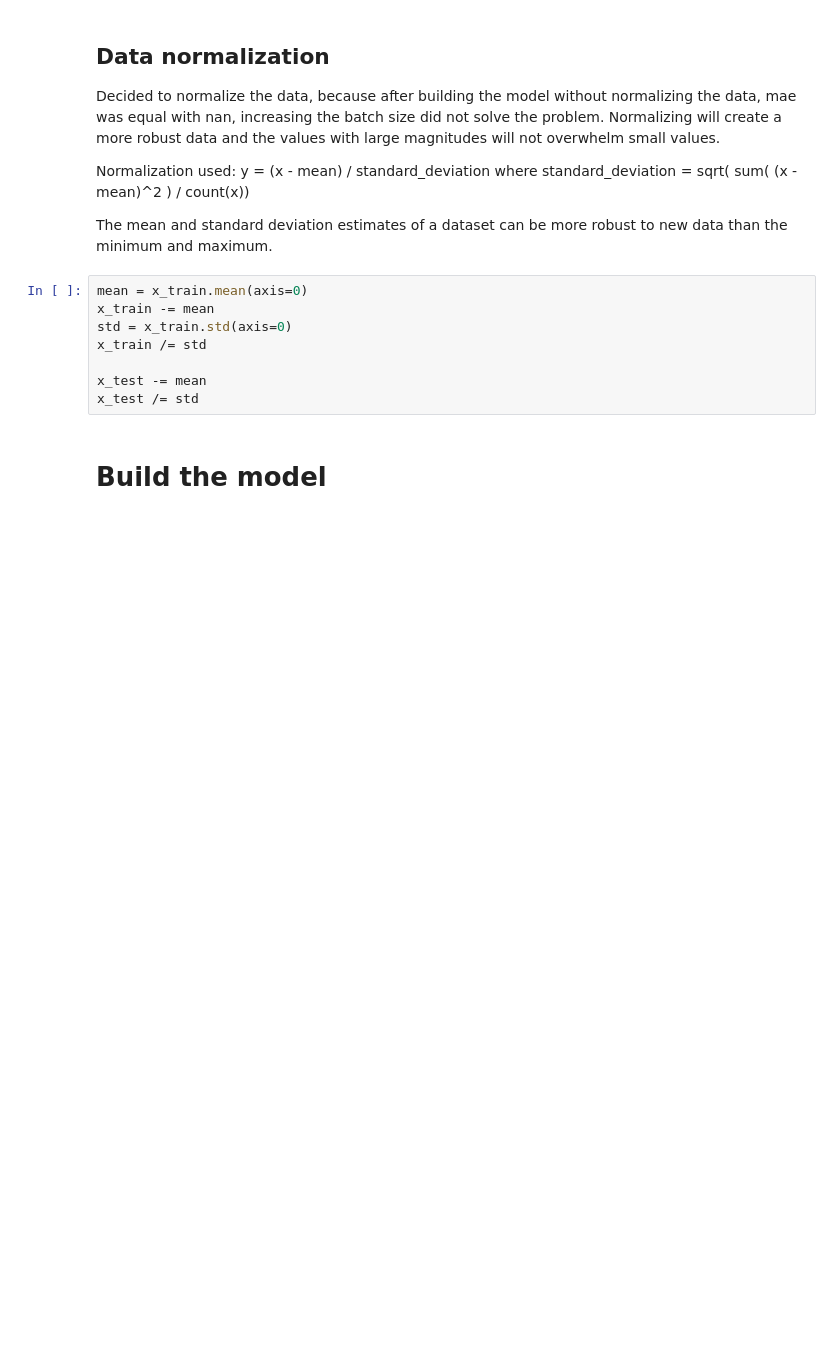
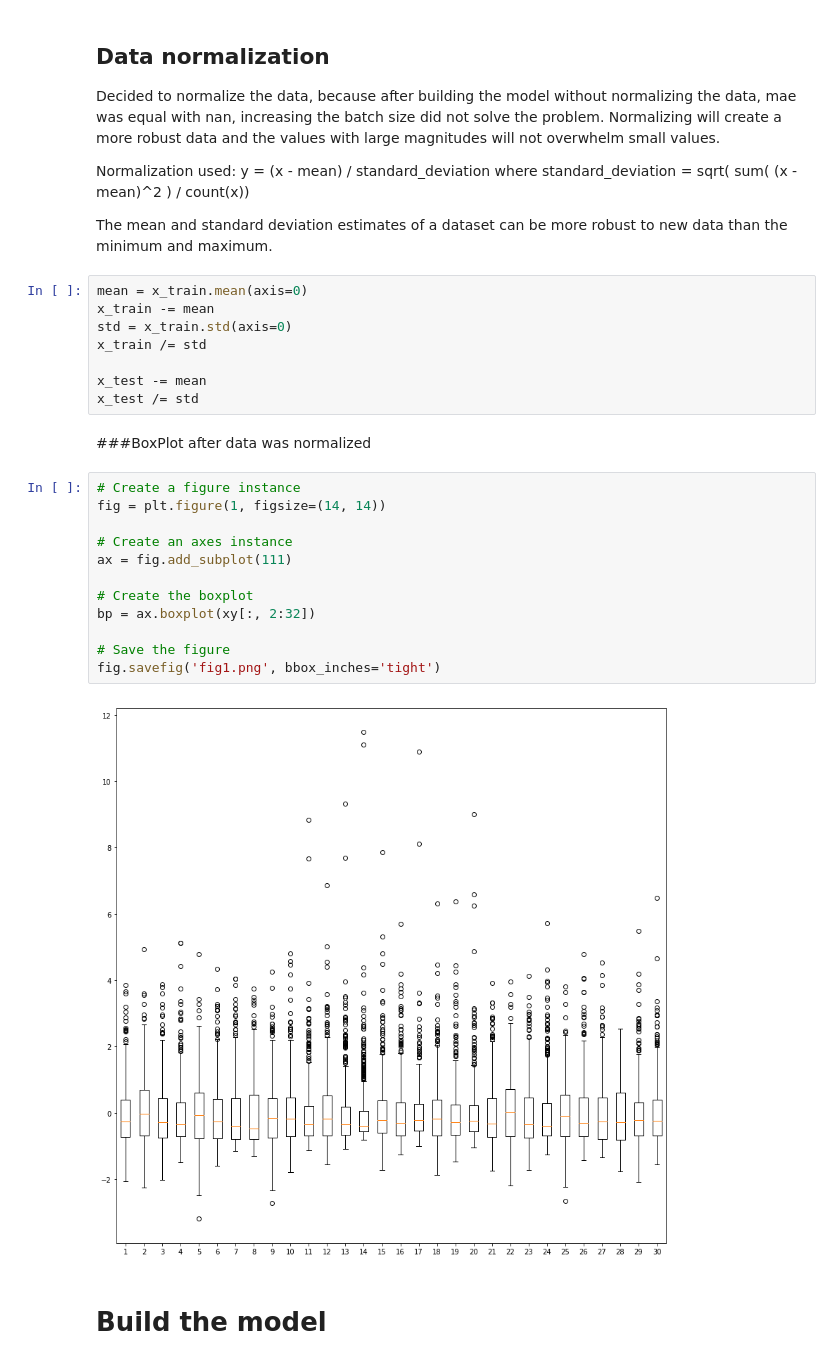
Before and after one commit to Acelhaka/AIFinalProject, a Jupyter notebook: FinalProject.ipynb, the cells around one changed output. Cells and saved outputs as stored; diff of their text form; blank space fills up the shorter version.

```diff
--- a/FinalProject.ipynb
+++ b/FinalProject.ipynb
@@ -473,6 +478,22 @@ x_train /= std
 
 x_test -= mean
 x_test /= std
+# %% [markdown]
+###BoxPlot after data was normalized
+# %%
+# Create a figure instance
+fig = plt.figure(1, figsize=(14, 14))
+
+# Create an axes instance
+ax = fig.add_subplot(111)
+
+# Create the boxplot
+bp = ax.boxplot(xy[:, 2:32])
+
+# Save the figure
+fig.savefig('fig1.png', bbox_inches='tight')
+# %% [output]
+[figure, added]
 # %% [markdown]
 # **Build the model**
 # %%
```
Also changed, not shown: parts of 26 cells of this notebook.
